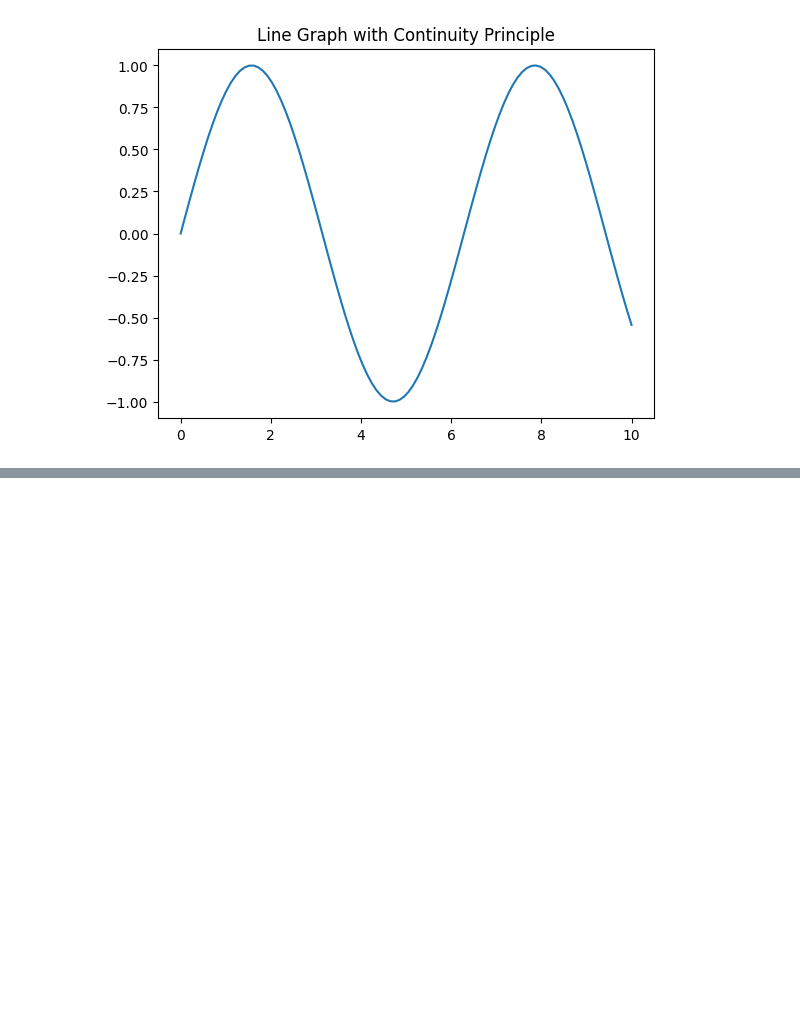
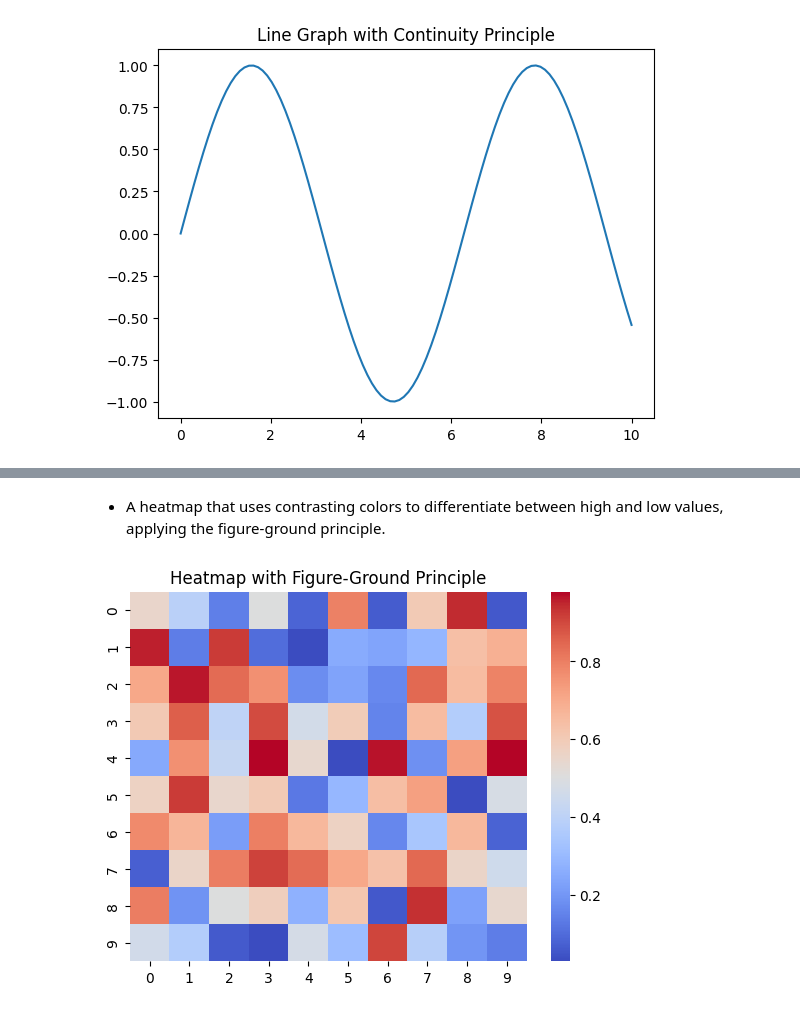
Before and after one commit to neelsoumya/visualization_lecture, a Jupyter notebook: gestalt_visualization.ipynb, the cells around one changed output, grey strips where cells are left out. Saved outputs shown, nothing was run; the diff lists cells and outputs as text; code cells hidden in the pictures; blank space fills up the shorter version.

```diff
--- a/gestalt_visualization.ipynb
+++ b/gestalt_visualization.ipynb
@@ -70,0 +83,13 @@ plt.show()
+# %% [markdown]
+- A heatmap that uses contrasting colors to differentiate between high and low values, applying the figure-ground principle.
+# %%
+import seaborn as sns
+import numpy as np
+import matplotlib.pyplot as plt
+# Sample data
+data = np.random.rand(10, 10)
+sns.heatmap(data, cmap='coolwarm')
+plt.title('Heatmap with Figure-Ground Principle')
+plt.show()
+# %% [output]
+[figure, added]
```
Also changed, not shown: parts of 3 cells of this notebook.
